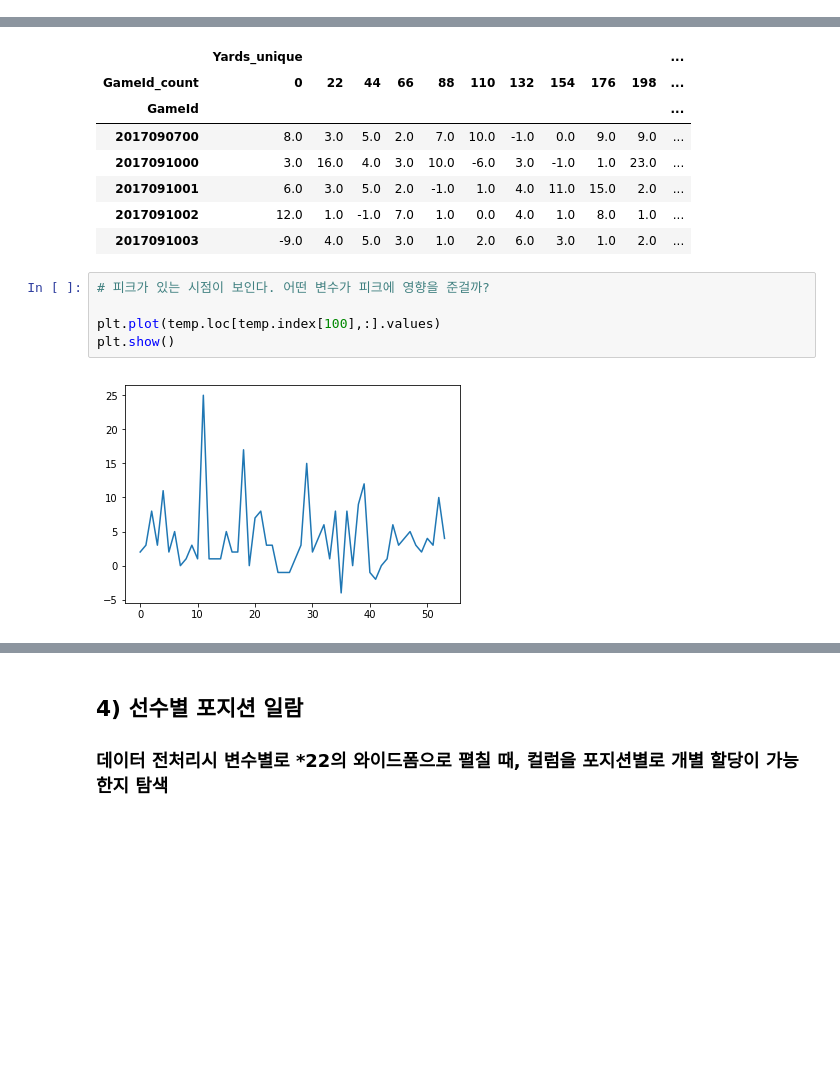
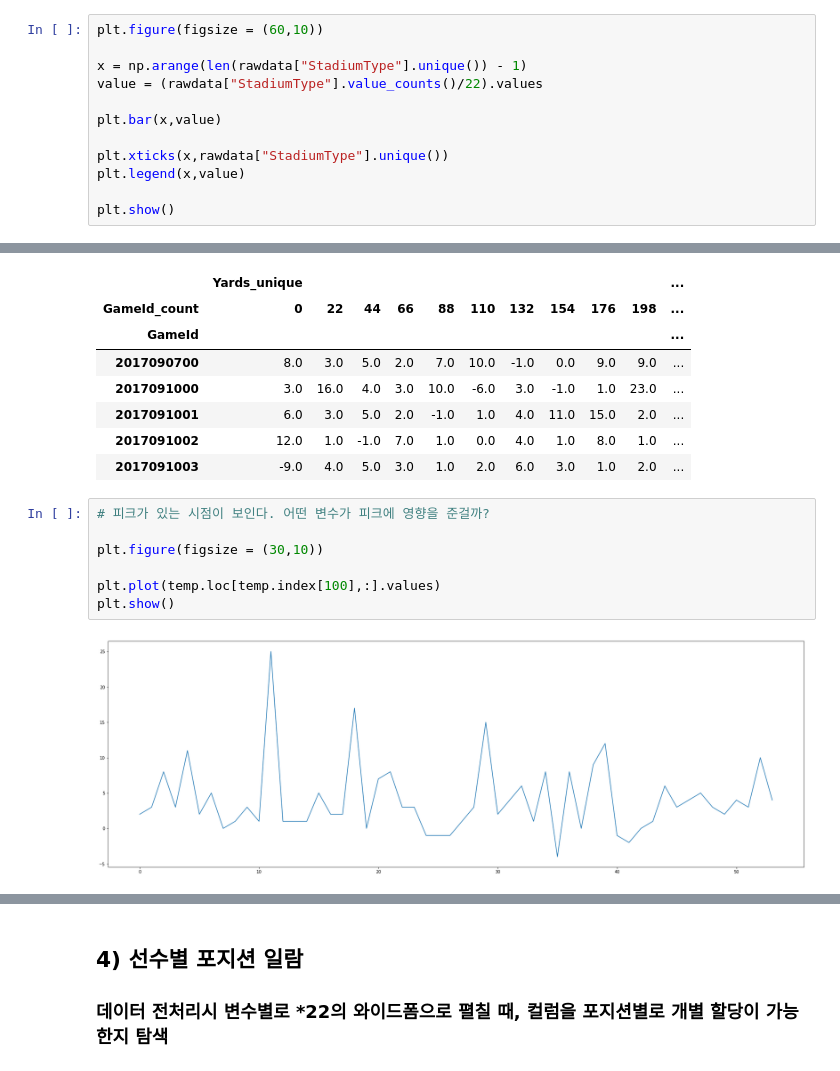
Before and after one commit to neverland251/MainProject, a Jupyter notebook: Project/DataMining/NFL yard/NFL.ipynb, the cells around one changed output, grey strips where cells are left out. Saved outputs shown, nothing was run; the diff lists cells and outputs as text; blank space fills up the shorter version.

```diff
--- a/Project/DataMining/NFL yard/NFL.ipynb
+++ b/Project/DataMining/NFL yard/NFL.ipynb
@@ -345,0 +551,12 @@ Name: StadiumType, dtype: object
+# %%
+plt.figure(figsize = (60,10))
+
+x = np.arange(len(rawdata["StadiumType"].unique()) - 1)
+value = (rawdata["StadiumType"].value_counts()/22).values
+
+plt.bar(x,value)
+
+plt.xticks(x,rawdata["StadiumType"].unique())
+plt.legend(x,value)
+
+plt.show()
@@ -378,8 +600,10 @@ temp.head()
 # %%
 # 피크가 있는 시점이 보인다. 어떤 변수가 피크에 영향을 준걸까?
 
+plt.figure(figsize = (30,10))
+
 plt.plot(temp.loc[temp.index[100],:].values)
 plt.show()
 # %% [output]
-[figure, old version]
+[figure, new version]
 # %%
```
Also changed, not shown: parts of 33 cells of this notebook.
